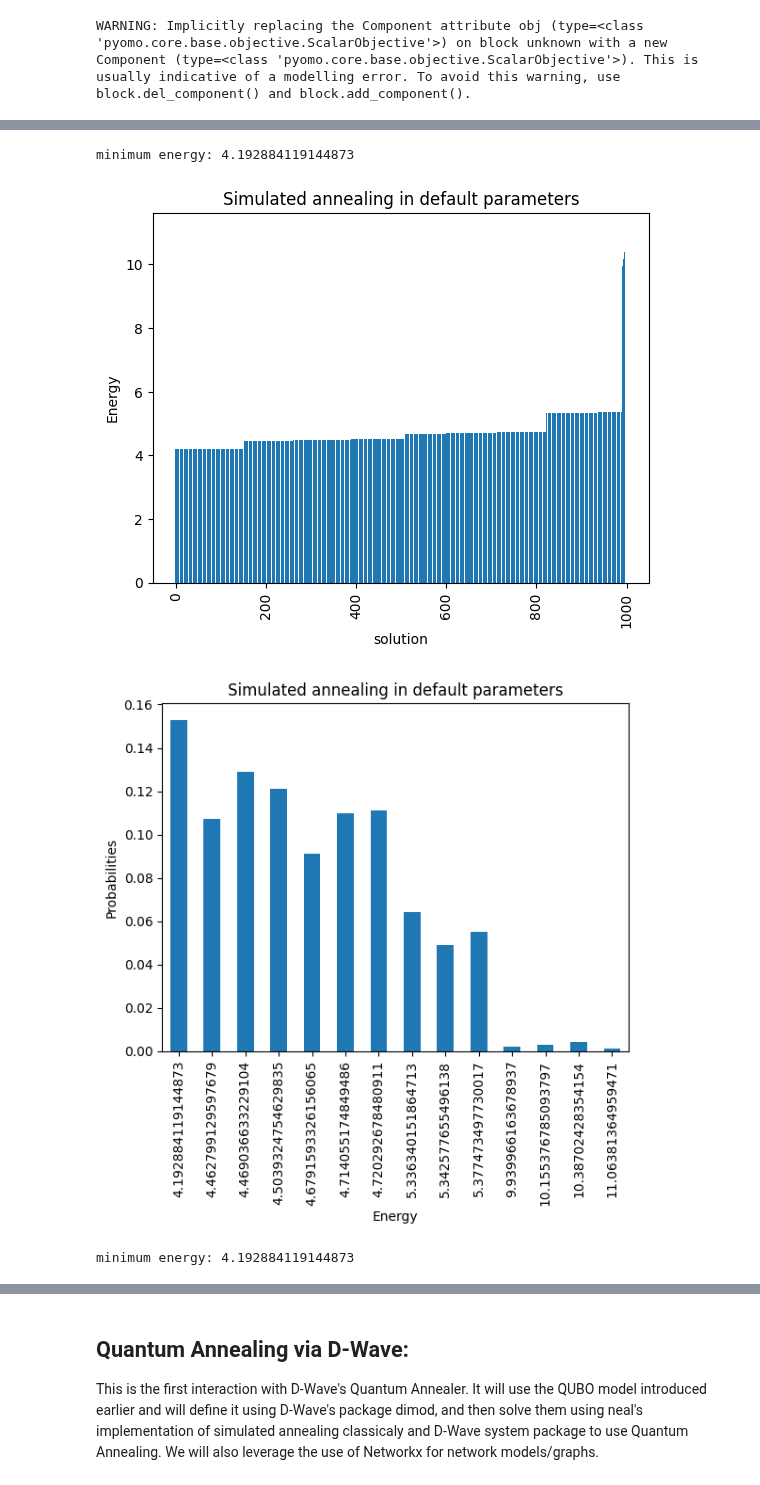
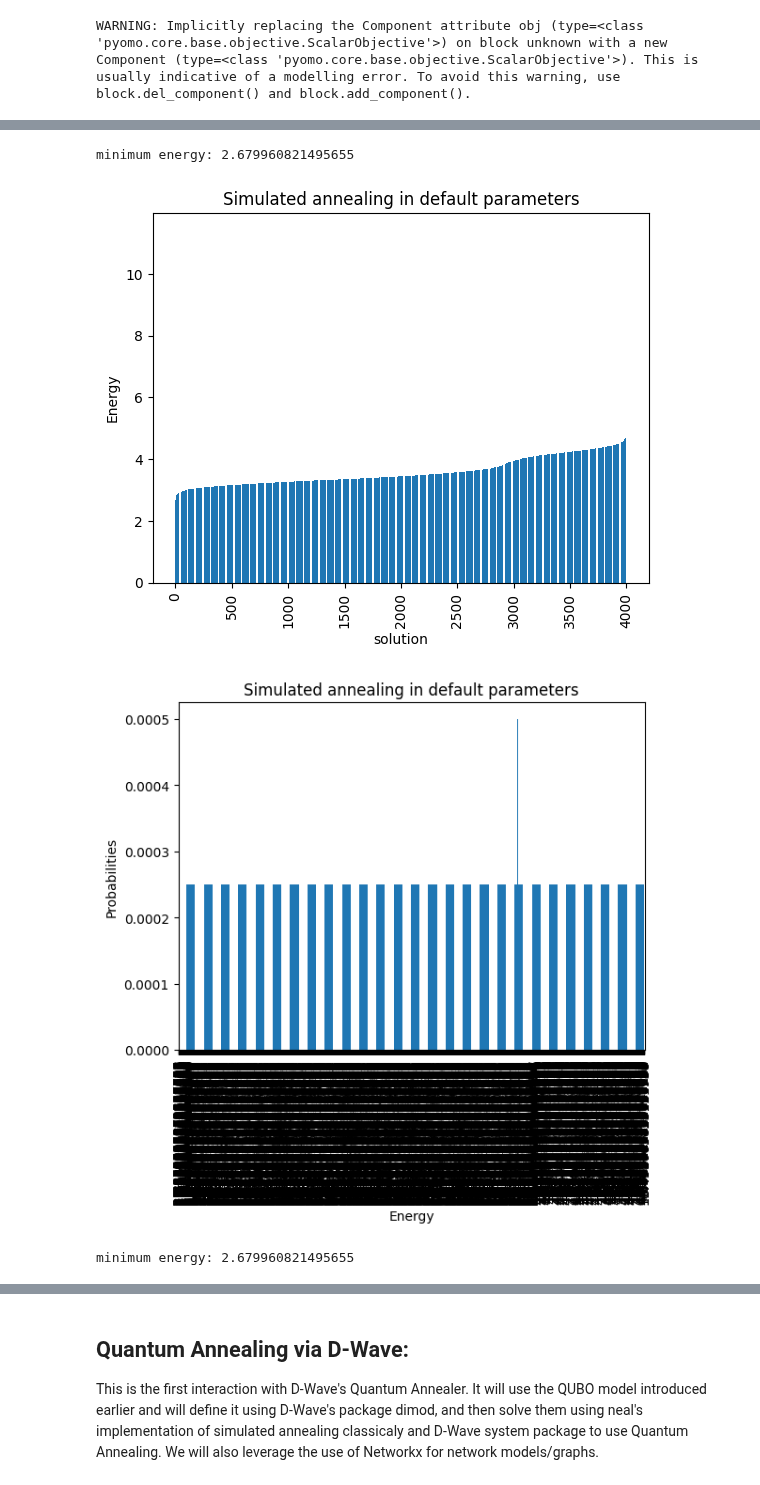
Before and after one commit to anurag-r20/WDN_Sensor_Placement, a Jupyter notebook: WDN_Sensor_Placement.ipynb, the cells around one changed output, grey strips where cells are left out. Drawn from its saved outputs; the diff is of its cells as text; code cells hidden in the pictures.

```diff
--- a/WDN_Sensor_Placement.ipynb
+++ b/WDN_Sensor_Placement.ipynb
@@ -298,7 +279,7 @@ def centrality(G, water_consumption):
     # Vertex cost function:
     vertex_cost = {}
     for node in G.nodes():
-        f_i = 1 - normalized_demand.get(node, None)   # function of the water need at each node i
+        f_i = normalized_demand.get(node, None)   # function of the water need at each node i
         if f_i is None:
             print(f"Node {node} not found in normalized_demand")
             continue
@@ -675,7 +656,7 @@ def QUBO(G, model, s, rho):
 # objective_value_list_MIQP, objective_value_list_QUBO = coverage(G, s, rho)
 # plot_coverage(s, objective_value_list_MIQP, objective_value_list_QUBO)
 # %%
-s = 3
+s = 10
 rho = np.sum(np.abs(list(VC.values()))) + 1 # Constant for penalty term for QUBO
 model_MIQP = MIQP(G, model, s)
 model_QUBO = QUBO(G, model, s, rho)
@@ -1009,8 +1022,8 @@ def build_Q_matrix(G, model, s):
 
     return Q, cQ
 # %%
-s = 3
-Q, cQ = build_Q_matrix(G, model, s)
+s = 10
+Q, cQ = build_Q_matrix(G, s)
 print("Q matrix:\n", Q , "\n")
 print("cQ value:\n", cQ)
 # %% [output]
@@ -1153,18 +1080,18 @@ def QUBO_dimod(Q, beta):
 
     return bqm
 # %%
-bqm = QUBO_dimod(Q, cQ) # returns bqm value
+bqm = QUBO_dimod(Q, beta=cQ) # returns bqm value
 print(bqm)
 
-# Use ExactSolver to sample the BQM
-exactSampler = dimod.reference.samplers.ExactSolver()
-exactSamples = exactSampler.sample(bqm)
+# # Use ExactSolver to sample the BQM
+# exactSampler = dimod.reference.samplers.ExactSolver()
+# exactSamples = exactSampler.sample(bqm)
 
-# Print the sample results
-print("Exact Solver Samples:")
-print(exactSamples)
+# # Print the sample results
+# print("Exact Solver Samples:")
+# print(exactSamples)
 
-# If you want to extract and process the samples:
-for sample, energy in exactSamples.data(['sample', 'energy']):
-    print(sample, "Energy:", energy)
+# # If you want to extract and process the samples:
+# for sample, energy in exactSamples.data(['sample', 'energy']):
+#     print(sample, "Energy:", energy)
 # %% [output]
@@ -1259,13 +1170,18 @@ def plot_energies(results, title=None, skip=1):
 # %%
 # Simulated Annealing
 mod = bqm
 simAnnSampler = neal.SimulatedAnnealingSampler()
-simAnnSamples = simAnnSampler.sample(mod, num_reads=1000)
+import time
+start = time.time()
+simAnnSamples = simAnnSampler.sample(mod, num_reads=4000)
+end = time.time()
+total_time = end - start
+#simAnnSamples.aggregate
 plot_enumerate(simAnnSamples, title='Simulated annealing in default parameters')
 plot_energies(simAnnSamples, title='Simulated annealing in default parameters')
 simAnnSamples.info
 # %% [output]
-minimum energy: 4.192884119144873
+minimum energy: 2.679960821495655
-[figure, old version]
+[figure, new version]
-[figure, old version]
+[figure, new version]
-minimum energy: 4.192884119144873
+minimum energy: 2.679960821495655
```
Also changed, not shown: parts of 34 cells of this notebook.
